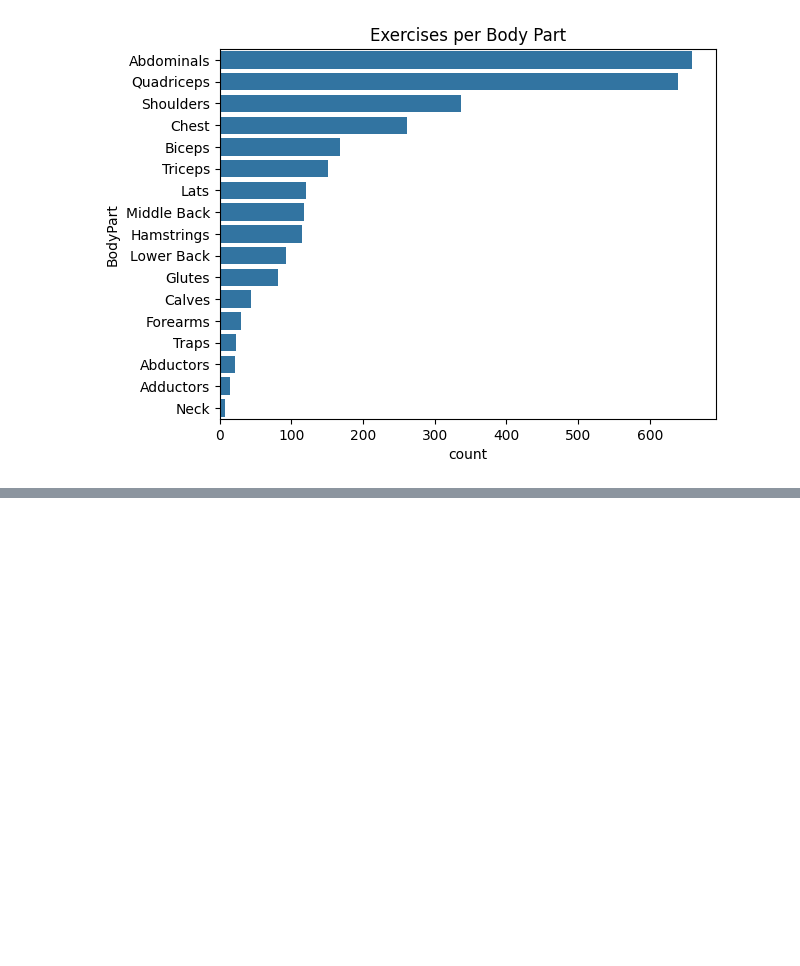
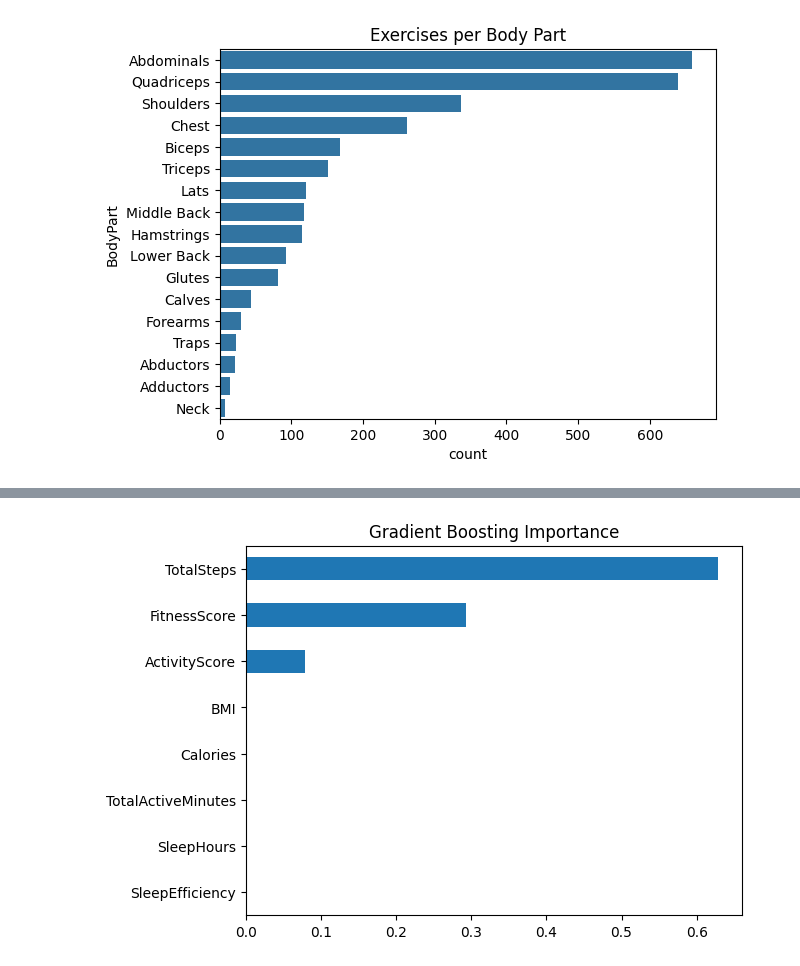
Before and after one commit to raikashifali11/Machine-Learning-Project, a Jupyter notebook: personalized-workout-recommendation.ipynb, the cells around one changed output, grey strips where cells are left out. Cells and saved outputs as stored; diff of their text form; code cells hidden in the pictures; blank space fills up the shorter version.

```diff
--- a/personalized-workout-recommendation.ipynb
+++ b/personalized-workout-recommendation.ipynb
@@ -723,0 +851,12 @@ plt.show()
+# %%
+# Gradient Boosting
+from sklearn.ensemble import GradientBoostingClassifier
+
+gb = GradientBoostingClassifier()
+gb.fit(X_train, y_train)
+
+gb_importance = pd.Series(gb.feature_importances_, index=features)
+gb_importance.sort_values().plot(kind='barh', title="Gradient Boosting Importance")
+plt.show()
+# %% [output]
+[figure, added]
```
Also changed, not shown: parts of 38 cells of this notebook.
